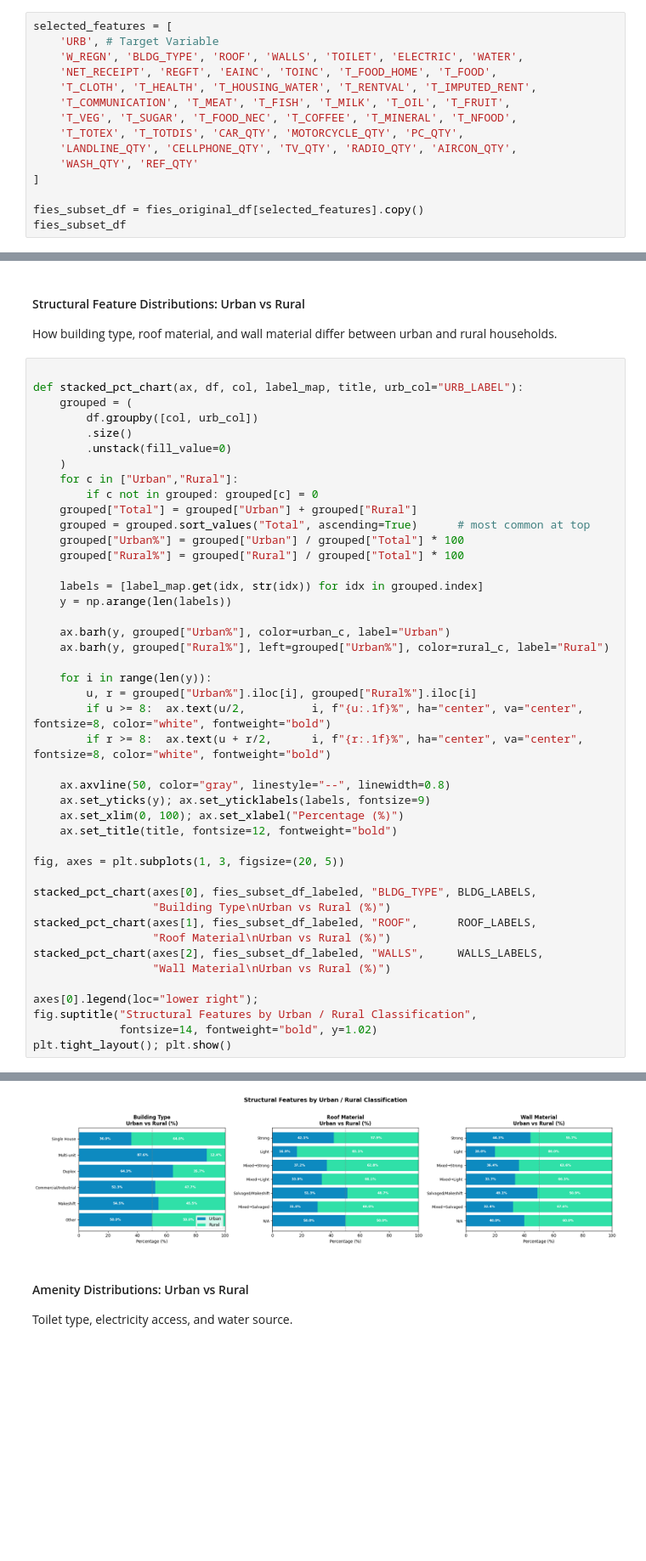
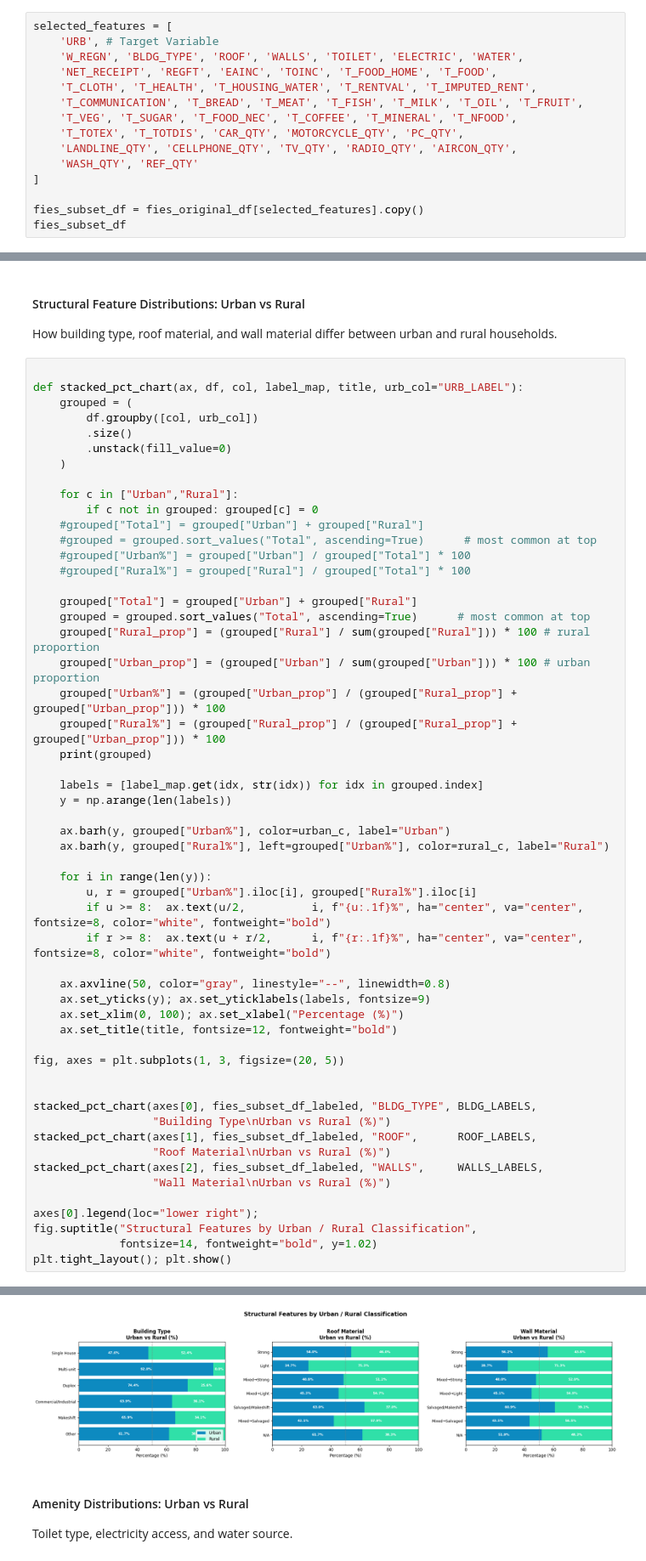
Before and after one commit to NebulaRojo9/STINTSY-MCO, a Jupyter notebook: Group2_nb.ipynb, the cells around one changed output, grey strips where cells are left out. Shown at 85% size. Drawn from its saved outputs; the diff is of its cells as text; blank space fills up the shorter version.

```diff
--- a/Group2_nb.ipynb
+++ b/Group2_nb.ipynb
@@ -79,7 +79,7 @@ selected_features = [
     'W_REGN', 'BLDG_TYPE', 'ROOF', 'WALLS', 'TOILET', 'ELECTRIC', 'WATER',
     'NET_RECEIPT', 'REGFT', 'EAINC', 'TOINC', 'T_FOOD_HOME', 'T_FOOD',
     'T_CLOTH', 'T_HEALTH', 'T_HOUSING_WATER', 'T_RENTVAL', 'T_IMPUTED_RENT',
-    'T_COMMUNICATION', 'T_MEAT', 'T_FISH', 'T_MILK', 'T_OIL', 'T_FRUIT',
+    'T_COMMUNICATION', 'T_BREAD', 'T_MEAT', 'T_FISH', 'T_MILK', 'T_OIL', 'T_FRUIT',
     'T_VEG', 'T_SUGAR', 'T_FOOD_NEC', 'T_COFFEE', 'T_MINERAL', 'T_NFOOD',
     'T_TOTEX', 'T_TOTDIS', 'CAR_QTY', 'MOTORCYCLE_QTY', 'PC_QTY',
     'LANDLINE_QTY', 'CELLPHONE_QTY', 'TV_QTY', 'RADIO_QTY', 'AIRCON_QTY',
@@ -407,12 +409,21 @@ def stacked_pct_chart(ax, df, col, label_map, title, urb_col="URB_LABEL"):
         .size()
         .unstack(fill_value=0)
     )
+
     for c in ["Urban","Rural"]:
         if c not in grouped: grouped[c] = 0
+    #grouped["Total"] = grouped["Urban"] + grouped["Rural"]
+    #grouped = grouped.sort_values("Total", ascending=True)      # most common at top
+    #grouped["Urban%"] = grouped["Urban"] / grouped["Total"] * 100
+    #grouped["Rural%"] = grouped["Rural"] / grouped["Total"] * 100
+
     grouped["Total"] = grouped["Urban"] + grouped["Rural"]
     grouped = grouped.sort_values("Total", ascending=True)      # most common at top
-    grouped["Urban%"] = grouped["Urban"] / grouped["Total"] * 100
-    grouped["Rural%"] = grouped["Rural"] / grouped["Total"] * 100
+    grouped["Rural_prop"] = (grouped["Rural"] / sum(grouped["Rural"])) * 100 # rural proportion
+    grouped["Urban_prop"] = (grouped["Urban"] / sum(grouped["Urban"])) * 100 # urban proportion
+    grouped["Urban%"] = (grouped["Urban_prop"] / (grouped["Rural_prop"] + grouped["Urban_prop"])) * 100
+    grouped["Rural%"] = (grouped["Rural_prop"] / (grouped["Rural_prop"] + grouped["Urban_prop"])) * 100
+    print(grouped)
 
     labels = [label_map.get(idx, str(idx)) for idx in grouped.index]
     y = np.arange(len(labels))
@@ -432,6 +443,7 @@ def stacked_pct_chart(ax, df, col, label_map, title, urb_col="URB_LABEL"):
 
 fig, axes = plt.subplots(1, 3, figsize=(20, 5))
 
+
 stacked_pct_chart(axes[0], fies_subset_df_labeled, "BLDG_TYPE", BLDG_LABELS,
                   "Building Type\nUrban vs Rural (%)")
 stacked_pct_chart(axes[1], fies_subset_df_labeled, "ROOF",      ROOF_LABELS,
@@ -447,4 +476,4 @@ plt.tight_layout(); plt.show()
-[figure, old version]
+[figure, new version]
 # %% [markdown]
 #### Amenity Distributions: Urban vs Rural
 Toilet type, electricity access, and water source.
```
Also changed, not shown: parts of 11 cells of this notebook, 1 other file.
